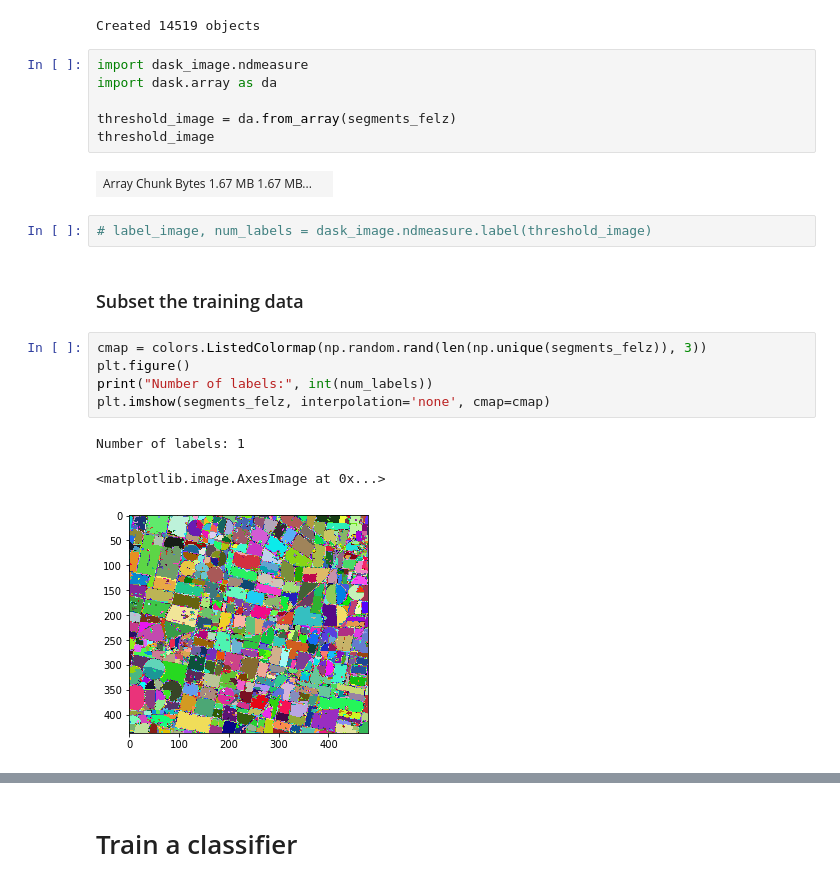
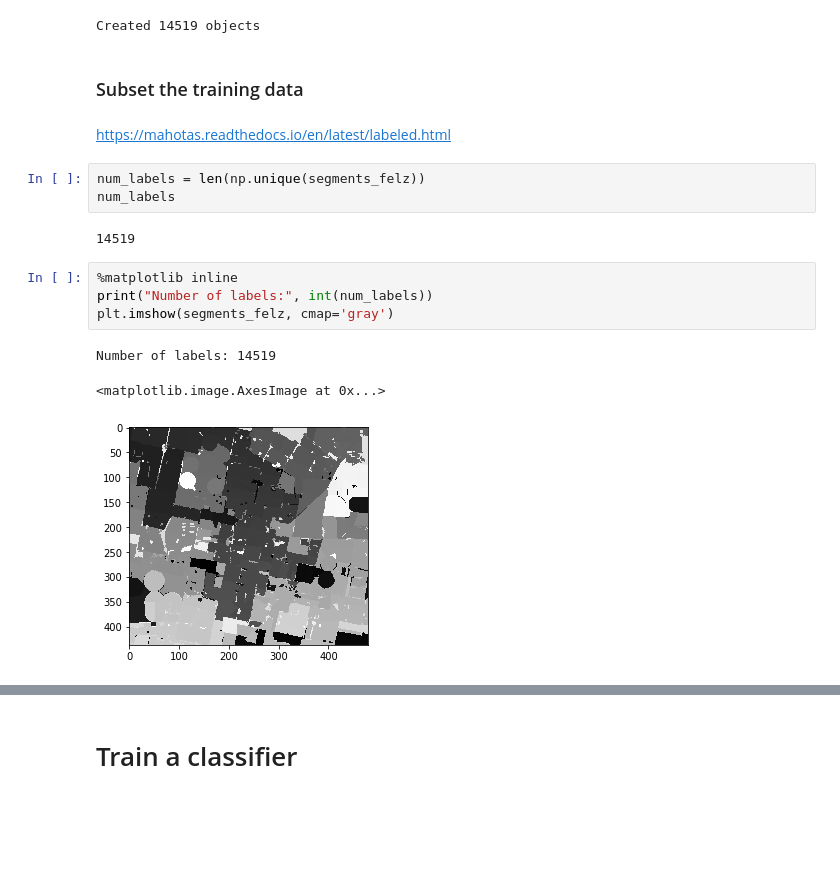
Before and after one commit to diogocaribe/satimg, a Jupyter notebook: object_based_image_analysis.ipynb, the cells around one changed output, grey strips where cells are left out. Drawn from its saved outputs; the diff is of its cells as text; blank space fills up the shorter version.

```diff
--- a/object_based_image_analysis.ipynb
+++ b/object_based_image_analysis.ipynb
@@ -235,27 +238,23 @@ with warnings.catch_warnings():
     print("Created %i objects" % len(objects))
 # %% [output]
 Created 14519 objects
-# %%
-import dask_image.ndmeasure
-import dask.array as da
-
-threshold_image = da.from_array(segments_felz)
-threshold_image
-# %% [output]
-| Array Chunk Bytes 1.67 MB 1.67 MB... |  |
-# %%
-# label_image, num_labels = dask_image.ndmeasure.label(threshold_image)
 # %% [markdown]
 ### Subset the training data
+# %% [markdown]
+https://mahotas.readthedocs.io/en/latest/labeled.html
+# %%
+num_labels = len(np.unique(segments_felz))
+num_labels
+# %% [output]
+14519
 # %%
-cmap = colors.ListedColormap(np.random.rand(len(np.unique(segments_felz)), 3))
-plt.figure()
+%matplotlib inline
 print("Number of labels:", int(num_labels))
-plt.imshow(segments_felz, interpolation='none', cmap=cmap)
+plt.imshow(segments_felz, cmap='gray')
 # %% [output]
-Number of labels: 1
+Number of labels: 14519
 <matplotlib.image.AxesImage at 0x...>
-[figure, old version]
+[figure, new version]
 # %%
 from dask.distributed import Client
 
```
Also changed, not shown: parts of 12 cells of this notebook, 3 other files.
